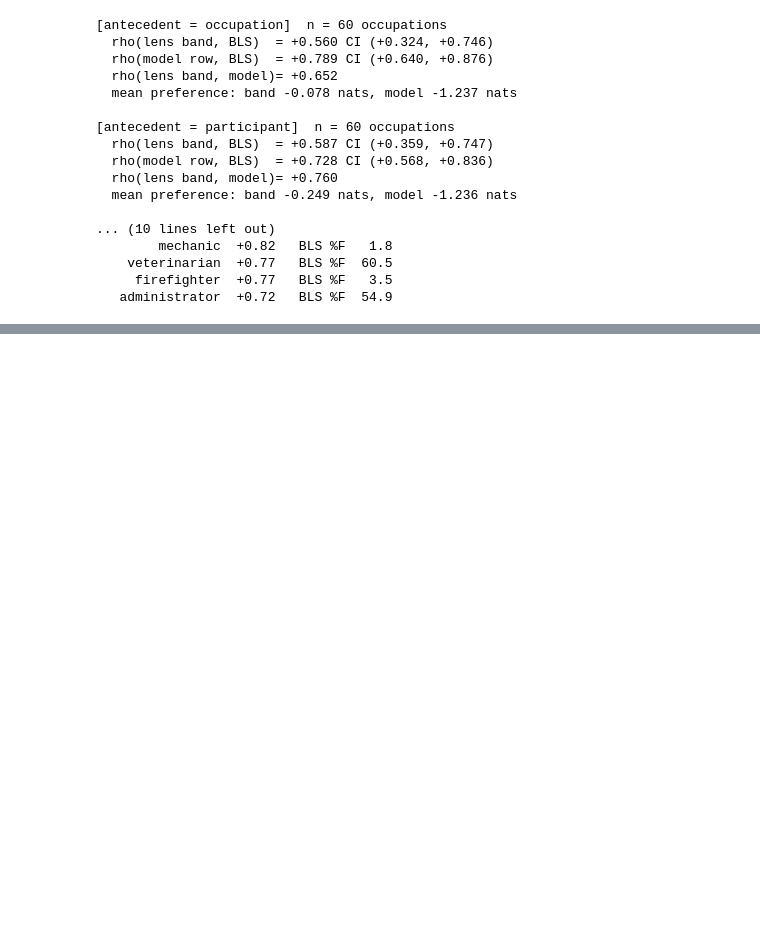
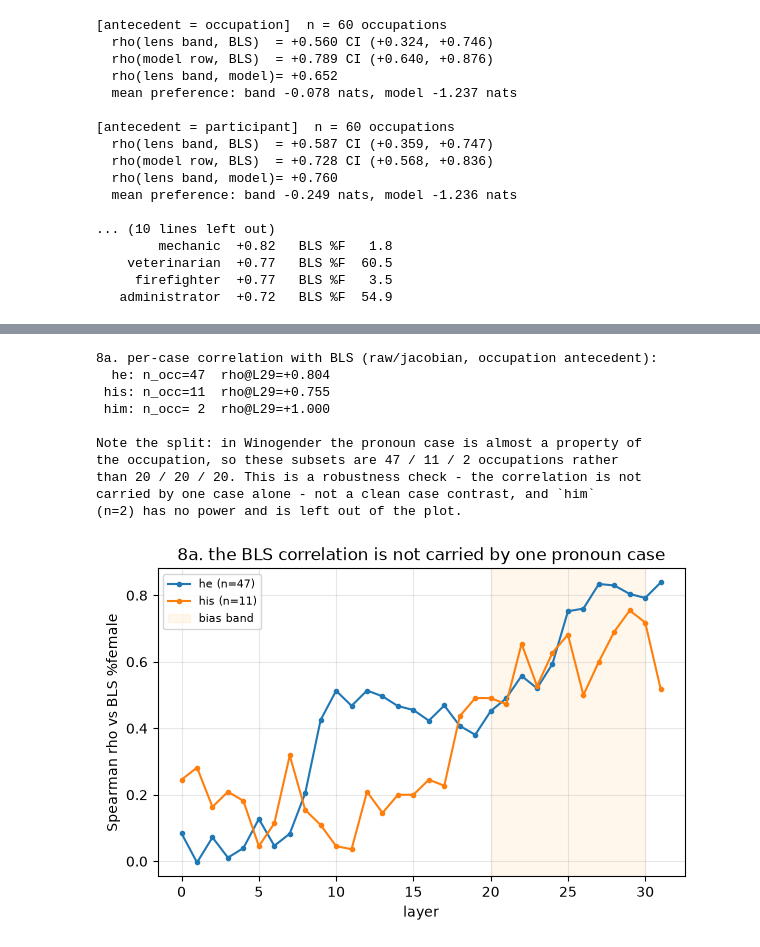
Before and after one commit to AstralKS/j-lens-bias, a Jupyter notebook: Week 3/submissions/cataluna84_week_3_detection.ipynb, the cells around one changed output, grey strips where cells are left out. Cells and saved outputs as stored; diff of their text form; code cells hidden in the pictures; blank space fills up the shorter version.

```diff
--- a/Week 3/submissions/cataluna84_week_3_detection.ipynb
+++ b/Week 3/submissions/cataluna84_week_3_detection.ipynb
@@ -700,0 +724,71 @@ for name, d, b in resid[-6:][::-1]:
+# %%
+def _rank(v):
+    # tie-aware ranks, no scipy dependency
+    v = np.asarray(v, float)
+    sorter = np.argsort(v, kind="mergesort")
+    ranks = np.empty(len(v), float)
+    sv = v[sorter]
+    i = 0
+    while i < len(v):
+        j = i
+        while j + 1 < len(v) and sv[j + 1] == sv[i]:
+            j += 1
+        ranks[sorter[i:j + 1]] = (i + j) / 2.0
+        i = j + 1
+    return ranks
+
+def spearman(x, y):
+    return float(np.corrcoef(_rank(x), _rank(y))[0, 1])
+
+occ_recs = [r for r in records if r["style"] == "raw"
+            and r["transport"] == "jacobian"
+            and r["target_kind"] == "occupation"]
+print("8a. per-case correlation with BLS (raw/jacobian, occupation "
+      "antecedent):")
+case_curves, case_n = {}, {}
+for case in ("he", "his", "him"):
+    recs = [r for r in occ_recs if r["case"] == case]
+    curve, n_occ = [], 0
+    for layer in LAYERS:
+        prefs, ys = [], []
+        for occ in sorted({r["occupation"] for r in recs}):
+            vals = [pref(r, layer) for r in recs if r["occupation"] == occ]
+            if vals:
+                prefs.append(float(np.mean(vals)))
+                ys.append(bls[occ]["bls"])
+        n_occ = len(prefs)
+        curve.append(spearman(prefs, ys))
+    case_curves[case], case_n[case] = curve, n_occ
+    print(f"{case:>4}: n_occ={n_occ:>2}  rho@L29={curve[LAYERS.index(29)]:+.3f}")
+print()
+print("Note the split: in Winogender the pronoun case is almost a property of")
+print("the occupation, so these subsets are 47 / 11 / 2 occupations rather")
+print("than 20 / 20 / 20. This is a robustness check - the correlation is not")
+print("carried by one case alone - not a clean case contrast, and `him`")
+print("(n=2) has no power and is left out of the plot.")
+
+fig, ax = plt.subplots(figsize=(6.8, 4.0))
+for case, c in (("he", "C0"), ("his", "C1"), ("him", "C2")):
+    if case_n[case] < 5:
+        continue
+    ax.plot(LAYERS, case_curves[case], "-o", ms=3, color=c,
+            label=f"{case} (n={case_n[case]})")
+ax.axvspan(20, 30, color="orange", alpha=0.08, label="bias band")
+ax.set_xlabel("layer")
+ax.set_ylabel("Spearman rho vs BLS %female")
+ax.set_title("8a. the BLS correlation is not carried by one pronoun case")
+ax.grid(alpha=0.3)
+ax.legend(fontsize=8)
+plt.show()
+# %% [output]
+8a. per-case correlation with BLS (raw/jacobian, occupation antecedent):
+  he: n_occ=47  rho@L29=+0.804
+ his: n_occ=11  rho@L29=+0.755
+ him: n_occ= 2  rho@L29=+1.000
+
+Note the split: in Winogender the pronoun case is almost a property of
+the occupation, so these subsets are 47 / 11 / 2 occupations rather
+than 20 / 20 / 20. This is a robustness check - the correlation is not
+carried by one case alone - not a clean case contrast, and `him`
+(n=2) has no power and is left out of the plot.
+[figure, added]
```
Also changed, not shown: parts of 9 cells of this notebook, 2 other files.
